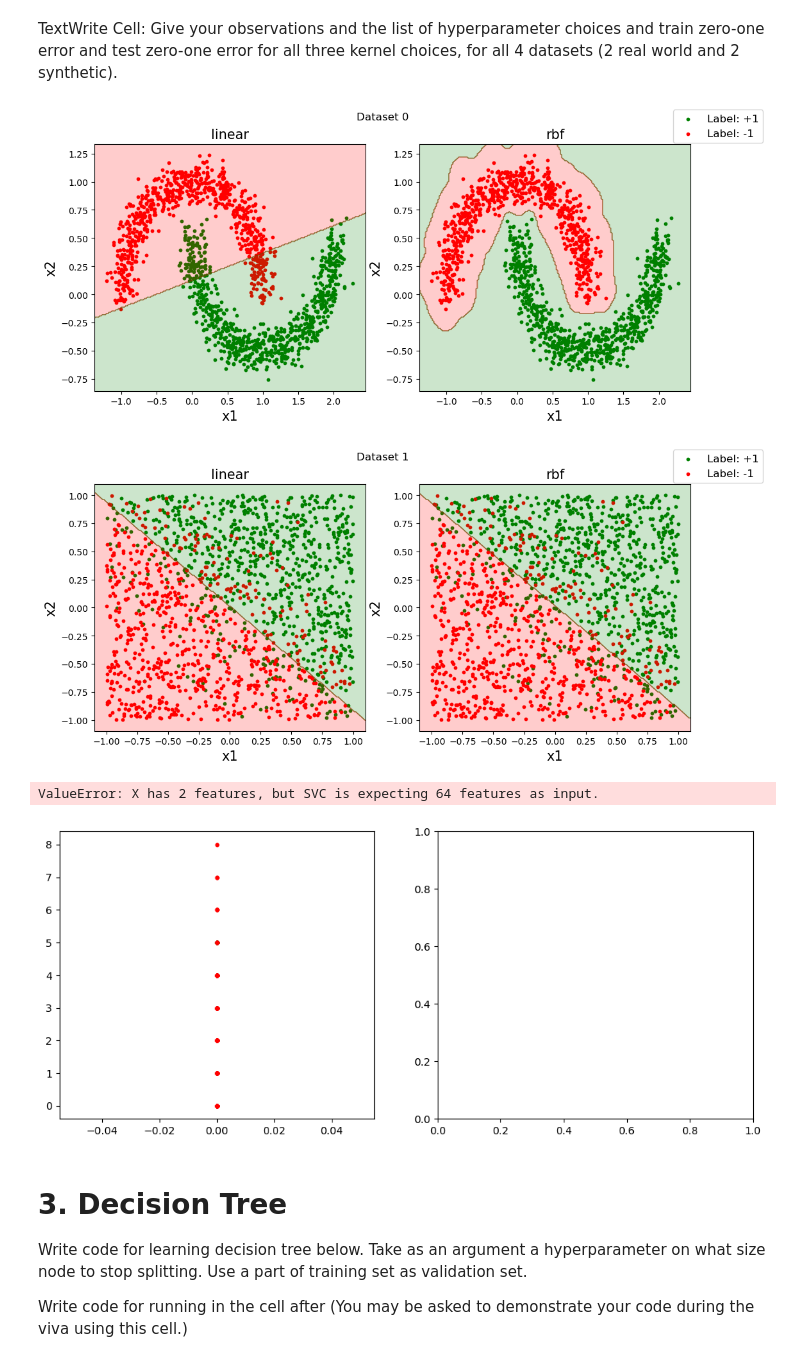
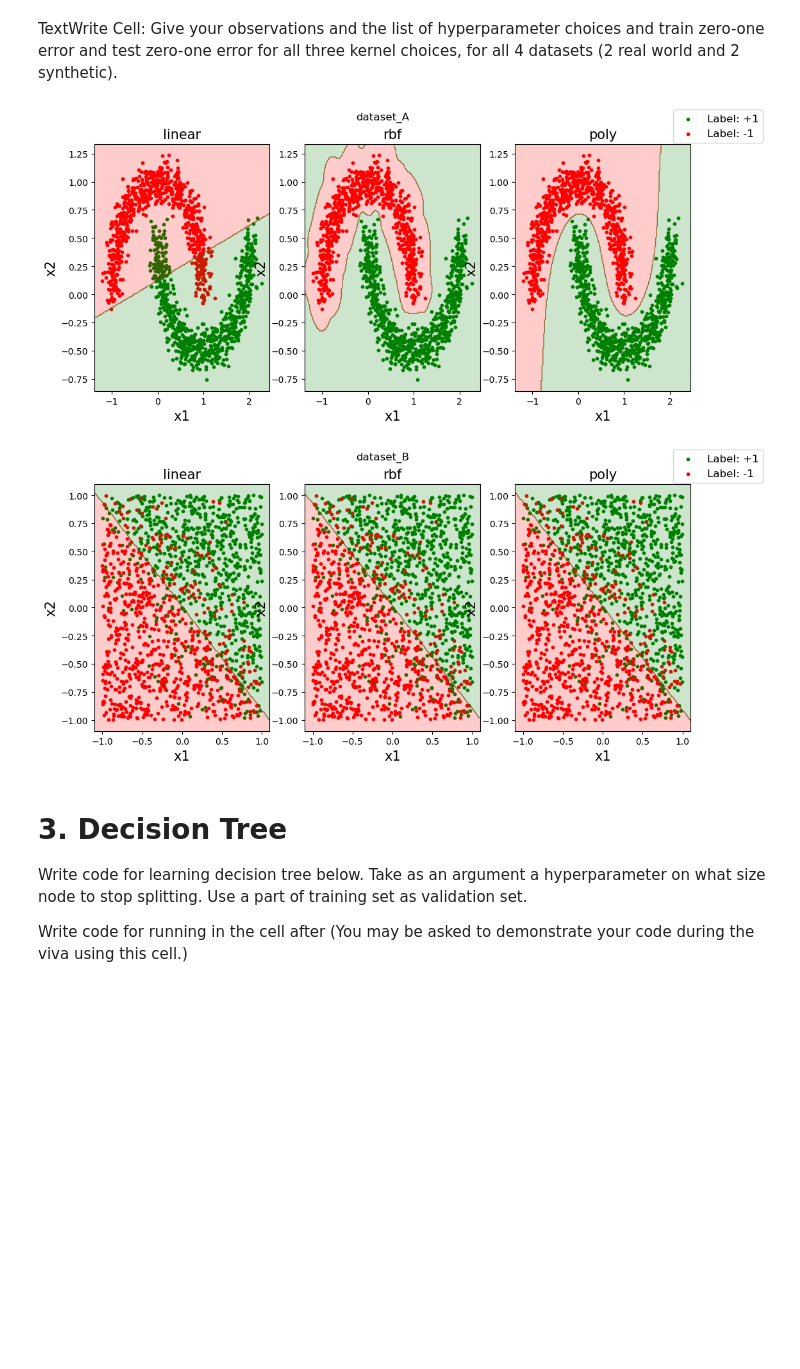
Before and after one commit to Bala-A87/CS5691-Assignments, a Jupyter notebook: A2/ProgAss2_Student.ipynb, the cells around one changed output. Drawn from its saved outputs; the diff is of its cells as text; code cells hidden in the pictures; blank space fills up the shorter version.

Commit message:
Started Q3, added plots for Q1,2

```diff
--- a/A2/ProgAss2_Student.ipynb
+++ b/A2/ProgAss2_Student.ipynb
@@ -347,7 +383,7 @@ def cross_validate(X, Y, kernel):
 
 datasets = [np.load("Datasets/dataset_A.npz"), np.load("Datasets/dataset_B.npz"), np.load("Datasets/dataset_C.npz"), np.load("Datasets/dataset_D.npz")]
 # kernels = ['linear', 'rbf', 'poly']
-kernels = ['linear', 'rbf']
+kernels = ['linear', 'rbf', 'poly']
 for i,dataset in enumerate(datasets):
     X_train = dataset['arr_0']
     Y_train = dataset['arr_1']
@@ -392,43 +429,42 @@ TextWrite Cell: Give your observations and the list of hyperparameter choices an
 # %%
 # Codewrite cell: Generate plots of learned classifier for all three kernel types, on dataset_A and datasset_B.
 # Plots should give both the learned classifier and the train data.
 # Similar to  Bishop Figure 4.5 (with just two classes here.)
 # Total number of plots = 3 * 2 = 6
 
-datasets = [np.load("Datasets/dataset_A.npz"), np.load("Datasets/dataset_B.npz"), np.load("Datasets/dataset_C.npz"), np.load("Datasets/dataset_D.npz")]
+filenames = ['dataset_A', 'dataset_B']
 kernels = ['linear', 'rbf']
-for i,dataset in enumerate(datasets):
+for filename in filenames:
+    dataset = np.load("Datasets/" + filename + ".npz")
     X_train = dataset['arr_0']
     Y_train = dataset['arr_1']
     X_test = dataset['arr_2']
     Y_test = dataset['arr_3']
     fig, ax = plt.subplots(nrows=1, ncols=2, figsize=(12,5))
     line = [0, 0]
-    for j,kernel in enumerate(kernels):
+    for i,kernel in enumerate(kernels):
         reg_param, kernel_param = cross_validate(X_train, Y_train, kernel)
         svm_clf = learn_SVM(X_train, Y_train, kernel, reg_param, kernel_param)
         X_train_plus = X_train[Y_train==1]
         X_train_minus = X_train[Y_train==-1]
-        line[0] = ax[j].scatter(X_train_plus[:,0], X_train_plus[:,1], c="green", s=10)
-        line[1] = ax[j].scatter(X_train_minus[:,0], X_train_minus[:,1], c="red", s=10)
-        x_min, x_max = ax[j].get_xlim()
-        y_min, y_max = ax[j].get_ylim()
+        line[0] = ax[i].scatter(X_train_plus[:,0], X_train_plus[:,1], c="green", s=10)
+        line[1] = ax[i].scatter(X_train_minus[:,0], X_train_minus[:,1], c="red", s=10)
+        x_min, x_max = ax[i].get_xlim()
+        y_min, y_max = ax[i].get_ylim()
         X,Y = np.meshgrid(np.linspace(x_min,x_max,200), np.linspace(y_min,y_max,200))
         X_bg = np.transpose(np.array([np.ndarray.flatten(X), np.ndarray.flatten(Y)]))
         Z = svm_clf.predict(X_bg)
         Z = np.reshape(a=Z, newshape=X.shape, order='C')
-        ax[j].contourf(X, Y, Z, colors=["red", "green"], alpha=0.2)
-        ax[j].set_xlabel("x1", fontsize=15)
-        ax[j].set_ylabel("x2", fontsize=15)
-        ax[j].set_title(kernel, fontsize=15)
-    plt.suptitle("Dataset " + str(i))
+        ax[i].contourf(X, Y, Z, colors=["red", "green"], alpha=0.2)
+        ax[i].set_xlabel("x1", fontsize=15)
+        ax[i].set_ylabel("x2", fontsize=15)
+        ax[i].set_title(kernel, fontsize=15)
+    plt.suptitle(filename)
     fig.legend(handles=line, labels=["Label: +1", "Label: -1"], fontsize=12)
     plt.show()
 # %% [output]
-[figure, old version]
+[figure, new version]
-[figure, old version]
+[figure, new version]
-ValueError: X has 2 features, but SVC is expecting 64 features as input.
-[figure, removed]
 # %% [markdown]
 # 3. Decision Tree
 
```
Also changed, not shown: parts of 5 cells of this notebook, 1 other file.
